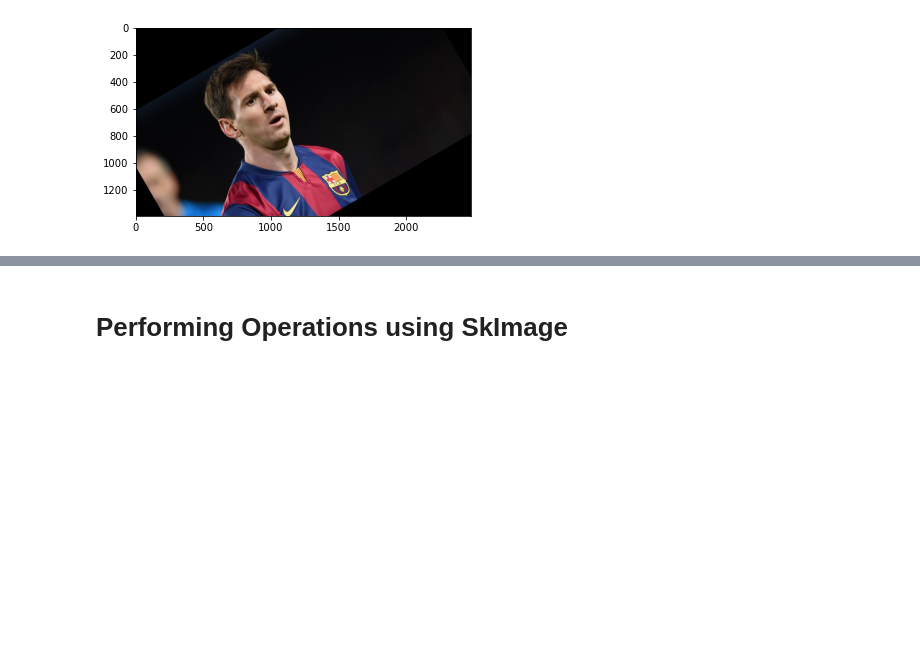
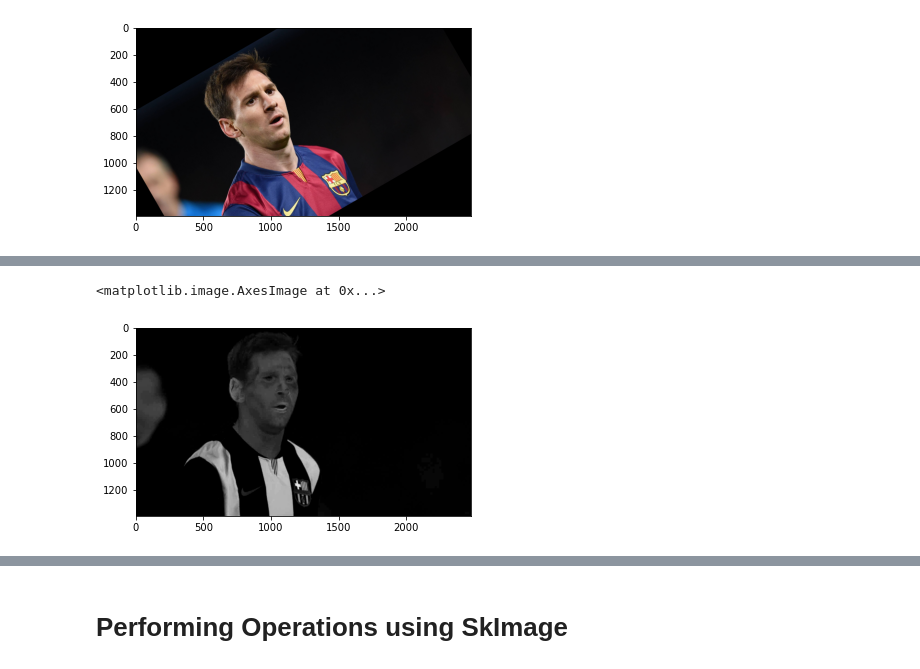
Before and after one commit to Ddhruv-IOT/Python-Image-Processing, a Jupyter notebook: Operations/Operations on Images .ipynb, the cells around one changed output, grey strips where cells are left out. Cells and saved outputs as stored; diff of their text form; code cells hidden in the pictures; blank space fills up the shorter version.

```diff
--- a/Operations/Operations on Images .ipynb
+++ b/Operations/Operations on Images .ipynb
@@ -58,0 +84,10 @@ plt.imshow(img_rot)
+# %%
+img_red_ = img[:,:,-1].copy()
+img_green_ = img[:,:,-2].copy()
+img_blue_ = img[:,:,-3].copy()
+# %%
+img_blue = cv2.subtract(img_red_, img_gray)
+plt.imshow(img_blue, cmap='gray')
+# %% [output]
+<matplotlib.image.AxesImage at 0x...>
+[figure, added]
```
Also changed, not shown: parts of 10 cells of this notebook.
